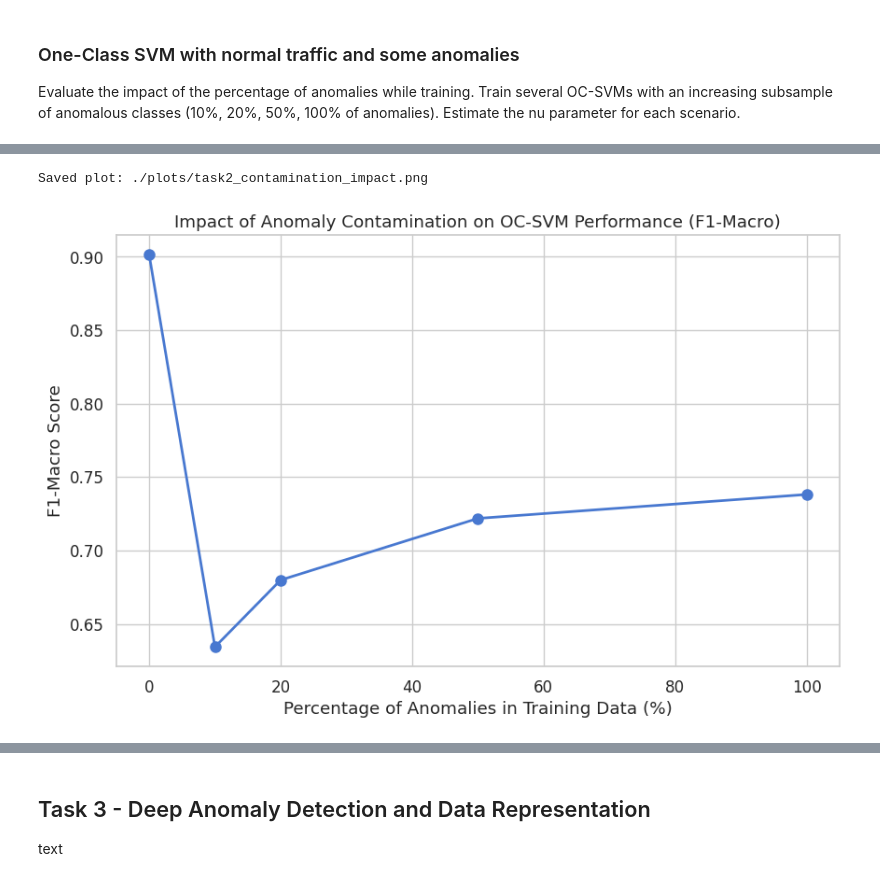
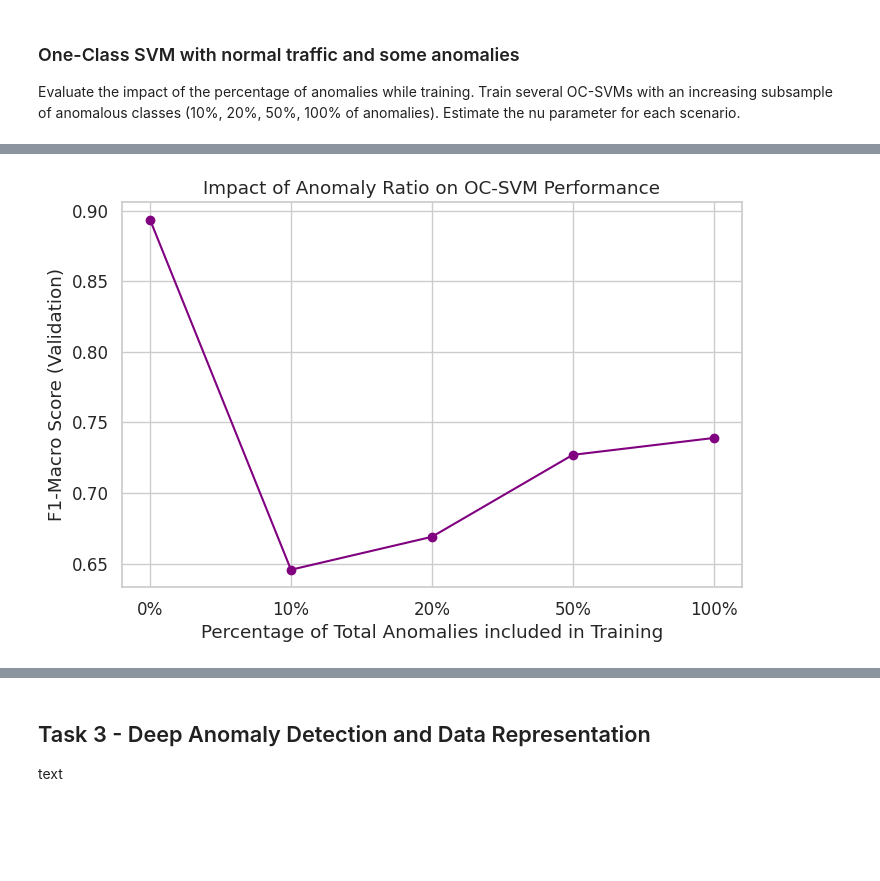
Before and after one commit to AImSecure/Laboratory3, a Jupyter notebook: lab/notebooks/Lab3_Anomaly_Detection.ipynb, the cells around one changed output, grey strips where cells are left out. Drawn from its saved outputs; the diff is of its cells as text; code cells hidden in the pictures; blank space fills up the shorter version.

Commit message:
Task 1 and Task 2 reviewed

```diff
--- a/lab/notebooks/Lab3_Anomaly_Detection.ipynb
+++ b/lab/notebooks/Lab3_Anomaly_Detection.ipynb
@@ -519,0 +565,8 @@ Our preprocessing strategy involved several key steps to prepare both numerical
+# %%
+# Define the allowed list of flags
+allowed_flag = ["SF", "S0", "REJ","RSTR","RSTO"]
+
+# Apply the mapping
+train_proc_df["flag"] = train_proc_df["flag"].apply(lambda x: x if x in allowed_flag else "other")
+val_proc_df["flag"] = val_proc_df["flag"].apply(lambda x: x if x in allowed_flag else "other")
+test_proc_df["flag"] = test_proc_df["flag"].apply(lambda x: x if x in allowed_flag else "other")
@@ -727,24 +834,23 @@ A good estimate for `nu` is a small value, such as **0.01**. Since the training
 
 Now train the OC-SVM with both normal and anomalous data. Estimate nu as the ratio of anomalous data across the entire collection. Then, evaluate the performance.
 # %%
+# --- OC-SVM on All Training Data ---
+
 # 1. Estimate Nu as the ratio of anomalies in the entire training set
-# nu is essentially the "Upper bound on the fraction of training errors"
-# and "Lower bound of the fraction of support vectors"
+# nu is essentially the "Upper bound on the fraction of training errors" and "Lower bound of the fraction of support vectors"
 n_samples = len(y_train_binary)
 n_anomalies = y_train_binary.sum() # Sum of 1s
-nu_ratio = n_anomalies / n_samples
+contamination_rate = n_anomalies / n_samples
 
-print(f"Total Samples: {n_samples}, Anomalies: {n_anomalies}\n")
-print(f"Estimated nu (Anomaly Ratio): {nu_ratio:.4f}\n")
+print(f"Total Samples: {n_samples}, Anomalies: {n_anomalies}")
+print(f"Estimated Contamination (Nu): {contamination_rate:.4f}")
 
-# 2. Train Model on FULL Training Data
-# We must slightly cap nu because if nu=1.0 the model fails.
-# Usually nu should be in (0, 1].
-ocsvm_all = OneClassSVM(kernel='rbf', gamma='scale', nu=min(nu_ratio, 0.99))
-
-print(f"Training OC-SVM with nu={nu_ratio:.4f} on ALL data...")
+# 2. Train Model
+print(f"\nTraining OC-SVM with nu={contamination_rate:.4f} on ALL data...")
+ocsvm_all = OneClassSVM(kernel='rbf', gamma='scale', nu=contamination_rate)
 ocsvm_all.fit(X_train)
 
 # 3. Evaluate on Full Training Data
-evaluate_model(ocsvm_all, X_train, y_train_binary, f"OC-SVM (All Data) | nu={nu_ratio:.4f}")
+evaluate_model(ocsvm_all, X_val, y_val_binary, f"OC-SVM (All Data) | Validation | nu={contamination_rate:.4f}")
+evaluate_model(ocsvm_all, X_test, y_test_binary, f"OC-SVM (All Data) | Test | nu={contamination_rate:.4f}")
 # %% [output]
@@ -880,13 +1021,11 @@ weighted avg       0.79      0.79      0.79     13181
 # %%
-# --- Plotting the Results ---
-plt.figure(figsize=(10, 6))
-plt.plot([p*100 for p in percentages], f1_scores, marker='o', linestyle='-', linewidth=2, markersize=8)
-plt.title("Impact of Anomaly Contamination on OC-SVM Performance (F1-Macro)")
-plt.xlabel("Percentage of Anomalies in Training Data (%)")
-plt.ylabel("F1-Macro Score")
+# Plotting the results
+plt.figure(figsize=(8, 5))
+plt.plot([f"{int(p*100)}%" for p in anomaly_percentages], f1_scores, marker='o', linestyle='-', color='purple')
+plt.xlabel("Percentage of Total Anomalies included in Training")
+plt.ylabel("F1-Macro Score (Validation)")
+plt.title("Impact of Anomaly Ratio on OC-SVM Performance")
 plt.grid(True)
-save_plot(plt.gcf(), "task2_contamination_impact")
 plt.show()
 # %% [output]
-Saved plot: ./plots/task2_contamination_impact.png
-[figure, old version]
+[figure, new version]
```
Also changed, not shown: parts of 39 cells of this notebook.
